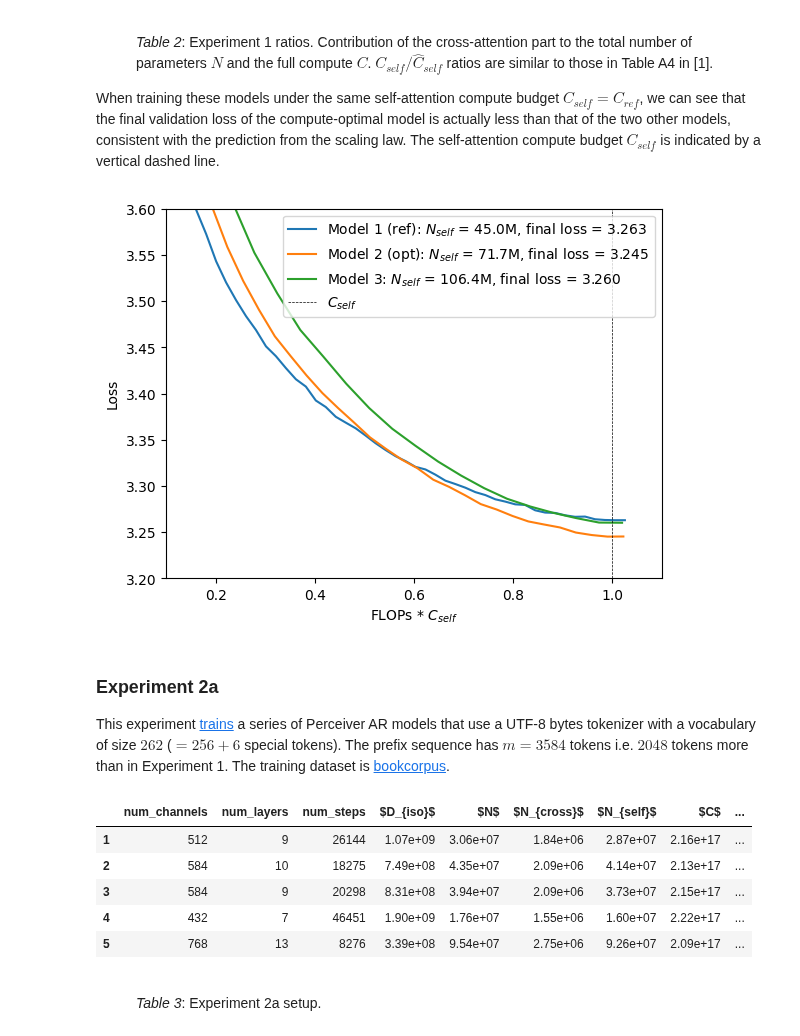
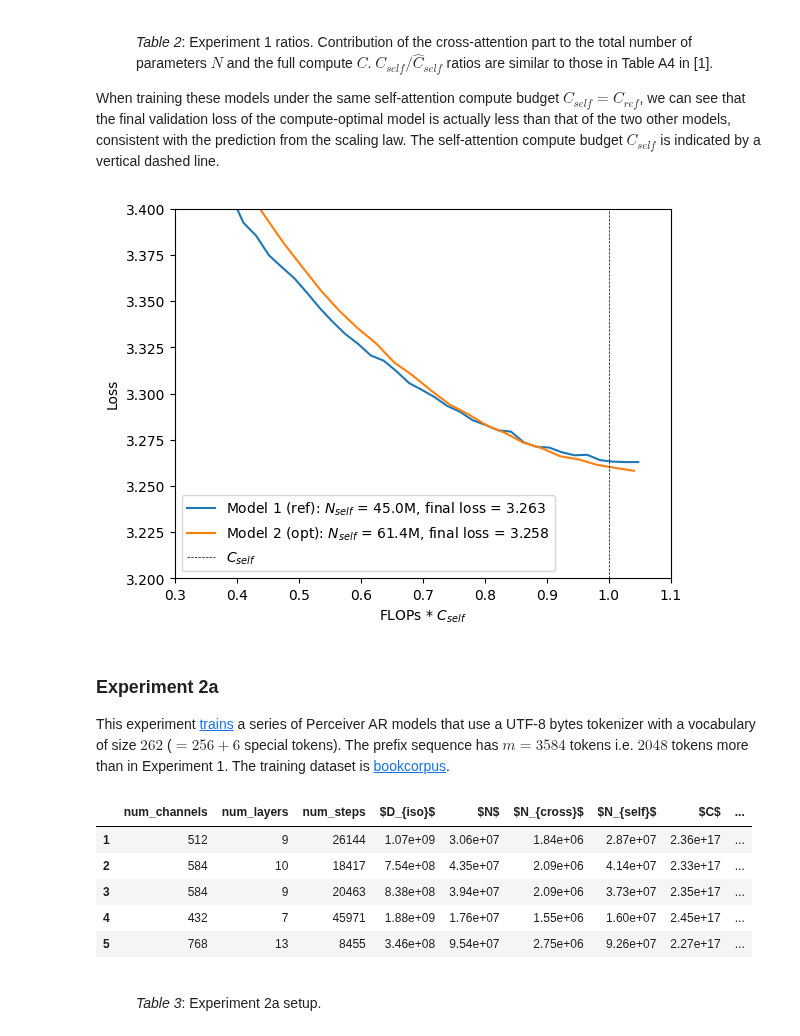
Before and after one commit to krasserm/perceiver-io, a Jupyter notebook: examples/scaling/clm/article.ipynb, the cells around one changed output. Drawn from its saved outputs; the diff is of its cells as text; code cells hidden in the pictures.

```diff
--- a/examples/scaling/clm/article.ipynb
+++ b/examples/scaling/clm/article.ipynb
@@ -147,7 +149,9 @@ All experiments use an Adam optimizer with a maximum learning rate of $2\mathrm{
 
 This experiment [trains](https://github.com/krasserm/perceiver-io/blob/main/examples/scaling/clm/train.md#experiment-1) a series of Perceiver AR models that use a [SentencePiece](https://arxiv.org/abs/1808.06226) tokenizer, as in \[1\], with a vocabulary of size $32,000$. The prefix length $m = 1536$. The training dataset is [bookcorpusopen](https://huggingface.co/datasets/bookcorpusopen).
 # %%
-ce = ComputeEstimator(vocab_size=32000, max_seq_len=2048, num_latents=512)
+vocab_size = 32000
+
+ce = ComputeEstimator(max_seq_len=2048, num_latents=512)
 print(f"Prefix length = {ce.num_prefix}")
 # %% [output]
 Prefix length = 1536
@@ -156,9 +160,9 @@ The reference model is defined with `num_channels=512` and `num_layers=9` where
 # %%
 from scaling.flops import ModelInfo, training_flops
 
-m_ref = ModelInfo(num_channels=512, num_layers=9, compute_estimator=ce)
+m_ref = ModelInfo(vocab_size=vocab_size, num_channels=512, num_layers=9, num_heads=num_heads, compute_estimator=ce)
 c_ref, d_ref = training_flops(ref_model=m_ref, num_steps=50000, batch_size=batch_size)
 
 print(f"C_ref = {c_ref:.2e} FLOPs")
-assert c_ref == ce.self_attn(m_ref.num_channels, m_ref.num_layers) * d_ref
+assert c_ref == ce.self_attn(m_ref.num_channels, m_ref.num_heads, m_ref.num_layers) * d_ref
 # %% [output]
@@ -172,6 +176,6 @@ N_opt (approach 2) = 7.32e+07
 # %% [markdown]
 A Perceiver AR model with `num_channels=624` and `num_layers=11` has $N_{self} = 7.17\mathrm{e}{+7}$ self-attention parameters which comes close to $N_{opt}$. It will be used as the predicted compute-optimal model.
 # %%
-m_pred = ModelInfo(num_channels=624, num_layers=11, compute_estimator=ce)
+m_pred = ModelInfo(vocab_size=vocab_size, num_channels=592, num_layers=10, num_heads=num_heads, compute_estimator=ce)
 print(f"N_self = {m_pred.num_self_attn_params():.2e}")
 # %% [output]
@@ -181,7 +185,7 @@ These models are summarized in Tables 1 and 2. Model 1 is the reference model an
 # %%
 from article import experiment_setup
 
-models = [m_ref, m_pred, ModelInfo(num_channels=728, num_layers=13, compute_estimator=ce)]
+models = [m_ref, m_pred, ModelInfo(vocab_size=vocab_size, num_channels=728, num_layers=13, num_heads=num_heads, compute_estimator=ce)]
 experiment_setup(models, c_ref=c_ref, batch_size=batch_size)
 # %% [output]
 |  | num_channels | num_layers | num_steps | $D_{iso}$ | $N$ | $N_{cross}$ | $N_{self}$ | $C$ | ... |
@@ -210,26 +214,29 @@ When training these models under the same self-attention compute budget $C_{self
 # %%
 from article import plot_experiment
 
 model_labels = ["Model 1 (ref)", "Model 2 (opt)", "Model 3"]
 
-plot_experiment(models, model_labels, experiment_name="scaling-1")
-plt.xlim(0.1, 1.1)
-plt.ylim(3.2, 3.6);
+# Exclude model 3 temporarily, not updated yet ...
+plot_experiment(models[:2], model_labels, experiment_name="scaling-1")
+plt.xlim(0.3, 1.1)
+plt.ylim(3.2, 3.4);
 # %% [output]
-[figure, old version]
+[figure, new version]
 # %% [markdown]
 ### Experiment 2a
 
 This experiment [trains](https://github.com/krasserm/perceiver-io/blob/main/examples/scaling/clm/train.md#experiment-2a) a series of Perceiver AR models that use a UTF-8 bytes tokenizer with a vocabulary of size $262$ ($= 256 + 6$ special tokens). The prefix sequence has $m = 3584$ tokens i.e. $2048$ tokens more than in Experiment 1. The training dataset is [bookcorpus](https://huggingface.co/datasets/bookcorpus).
 # %%
-ce = ComputeEstimator(vocab_size=262, max_seq_len=4096, num_latents=num_latents)
-m_ref = ModelInfo(num_channels=512, num_layers=9, compute_estimator=ce)
+vocab_size = 262
+
+ce = ComputeEstimator(max_seq_len=4096, num_latents=num_latents)
+m_ref = ModelInfo(vocab_size=vocab_size, num_channels=512, num_layers=9, num_heads=num_heads, compute_estimator=ce)
 models = [
     m_ref,
-    ModelInfo(num_channels=584, num_layers=10, compute_estimator=ce),
-    ModelInfo(num_channels=584, num_layers=9, compute_estimator=ce),
-    ModelInfo(num_channels=432, num_layers=7, compute_estimator=ce),
-    ModelInfo(num_channels=768, num_layers=13, compute_estimator=ce),
+    ModelInfo(vocab_size=vocab_size, num_channels=584, num_layers=10, num_heads=num_heads, compute_estimator=ce),
+    ModelInfo(vocab_size=vocab_size, num_channels=584, num_layers=9, num_heads=num_heads, compute_estimator=ce),
+    ModelInfo(vocab_size=vocab_size, num_channels=432, num_layers=7, num_heads=num_heads, compute_estimator=ce),
+    ModelInfo(vocab_size=vocab_size, num_channels=768, num_layers=13, num_heads=num_heads, compute_estimator=ce),
 ]
 
 c_ref, d_ref = training_flops(ref_model=m_ref, num_steps=26144, batch_size=batch_size)
@@ -237,11 +244,11 @@ c_ref, d_ref = training_flops(ref_model=m_ref, num_steps=26144, batch_size=batch
 experiment_setup(models, c_ref=c_ref, batch_size=batch_size)
 # %% [output]
 |  | num_channels | num_layers | num_steps | $D_{iso}$ | $N$ | $N_{cross}$ | $N_{self}$ | $C$ | ... |
-| 1 | 512 | 9 | 26144 | 1.07e+09 | 3.06e+07 | 1.84e+06 | 2.87e+07 | 2.16e+17 | ... |
-| 2 | 584 | 10 | 18275 | 7.49e+08 | 4.35e+07 | 2.09e+06 | 4.14e+07 | 2.13e+17 | ... |
-| 3 | 584 | 9 | 20298 | 8.31e+08 | 3.94e+07 | 2.09e+06 | 3.73e+07 | 2.15e+17 | ... |
-| 4 | 432 | 7 | 46451 | 1.90e+09 | 1.76e+07 | 1.55e+06 | 1.60e+07 | 2.22e+17 | ... |
-| 5 | 768 | 13 | 8276 | 3.39e+08 | 9.54e+07 | 2.75e+06 | 9.26e+07 | 2.09e+17 | ... |
+| 1 | 512 | 9 | 26144 | 1.07e+09 | 3.06e+07 | 1.84e+06 | 2.87e+07 | 2.36e+17 | ... |
+| 2 | 584 | 10 | 18417 | 7.54e+08 | 4.35e+07 | 2.09e+06 | 4.14e+07 | 2.33e+17 | ... |
+| 3 | 584 | 9 | 20463 | 8.38e+08 | 3.94e+07 | 2.09e+06 | 3.73e+07 | 2.35e+17 | ... |
+| 4 | 432 | 7 | 45971 | 1.88e+09 | 1.76e+07 | 1.55e+06 | 1.60e+07 | 2.45e+17 | ... |
+| 5 | 768 | 13 | 8455 | 3.46e+08 | 9.54e+07 | 2.75e+06 | 9.26e+07 | 2.27e+17 | ... |
 # %% [markdown]
 <figure>
 <i>Table 3</i>: Experiment 2a setup.
```
Also changed, not shown: parts of 15 cells of this notebook, 3 other files.
